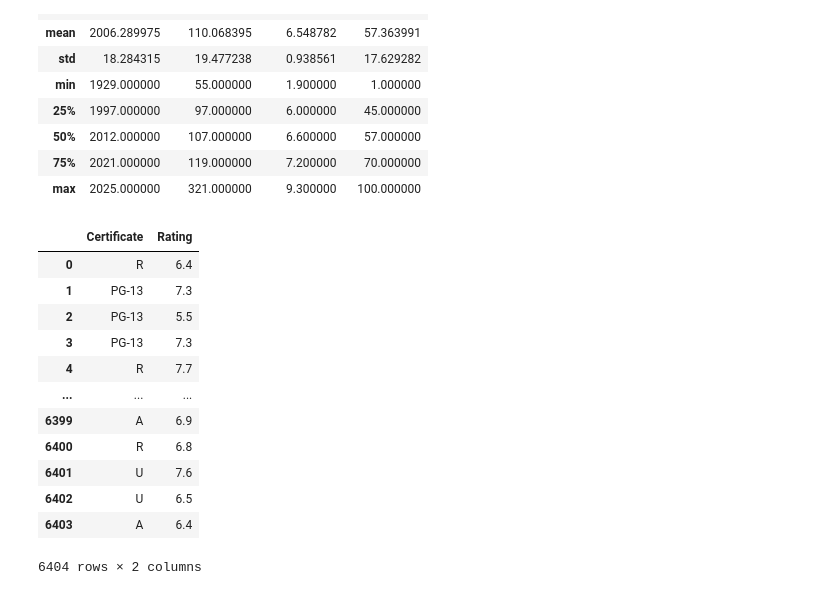
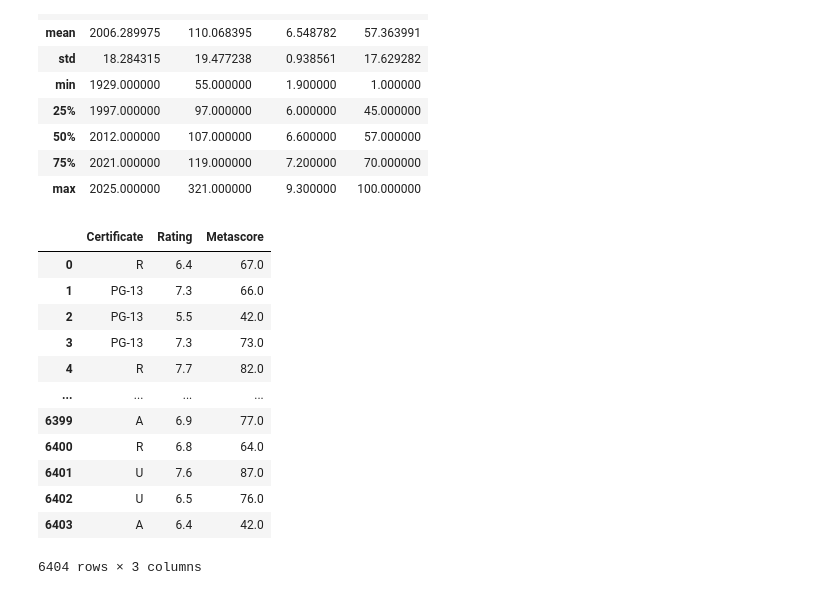
Before and after one commit to spandya3/project-01-MJJS, a Jupyter notebook: RatingAverages.ipynb, the cells around one changed output. Cells and saved outputs as stored; diff of their text form; code cells hidden in the pictures.

```diff
--- a/RatingAverages.ipynb
+++ b/RatingAverages.ipynb
@@ -18,22 +19,22 @@ clean_movie_data.describe()
 | 75% | 2021.000000 | 119.000000 | 7.200000 | 70.000000 |
 | max | 2025.000000 | 321.000000 | 9.300000 | 100.000000 |
 # %%
-#Grabbing our two values we are measuring
-rating_averages = clean_movie_data[["Certificate", "Rating"]]
-rating_averages
+#Grabbing our values of Certificate, Rating, & Metascore
+rating_scores = clean_movie_data[["Certificate", "Rating", "Metascore"]]
+rating_scores
 # %% [output]
-|  | Certificate | Rating |
-| 0 | R | 6.4 |
-| 1 | PG-13 | 7.3 |
-| 2 | PG-13 | 5.5 |
-| 3 | PG-13 | 7.3 |
-| 4 | R | 7.7 |
-| ... | ... | ... |
-| 6399 | A | 6.9 |
-| 6400 | R | 6.8 |
-| 6401 | U | 7.6 |
-| 6402 | U | 6.5 |
-| 6403 | A | 6.4 |
+|  | Certificate | Rating | Metascore |
+| 0 | R | 6.4 | 67.0 |
+| 1 | PG-13 | 7.3 | 66.0 |
+| 2 | PG-13 | 5.5 | 42.0 |
+| 3 | PG-13 | 7.3 | 73.0 |
+| 4 | R | 7.7 | 82.0 |
+| ... | ... | ... | ... |
+| 6399 | A | 6.9 | 77.0 |
+| 6400 | R | 6.8 | 64.0 |
+| 6401 | U | 7.6 | 87.0 |
+| 6402 | U | 6.5 | 76.0 |
+| 6403 | A | 6.4 | 42.0 |
-6404 rows × 2 columns
+6404 rows × 3 columns
 # %%
 #Converting to a dataframe
```
Also changed, not shown: parts of 7 cells of this notebook.
